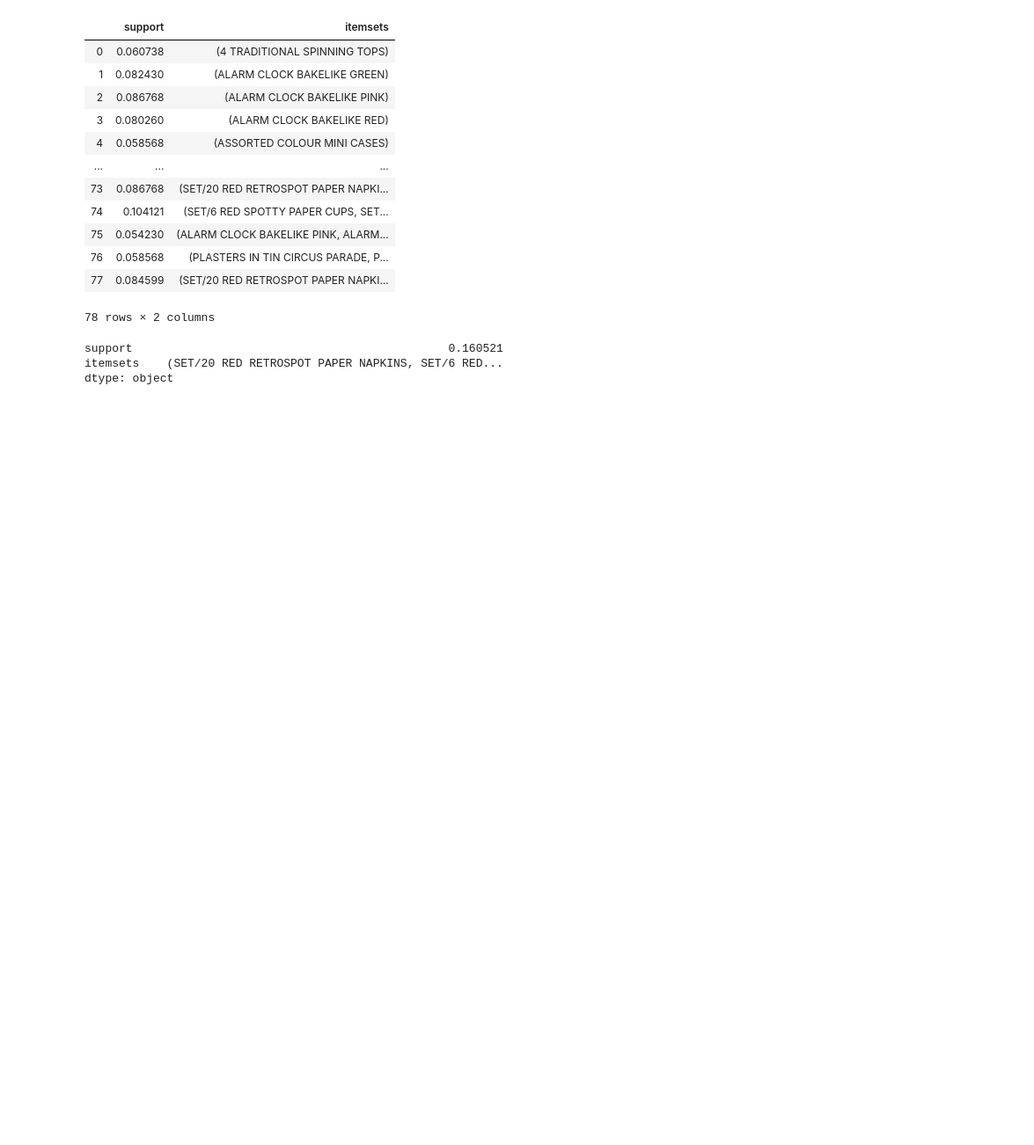
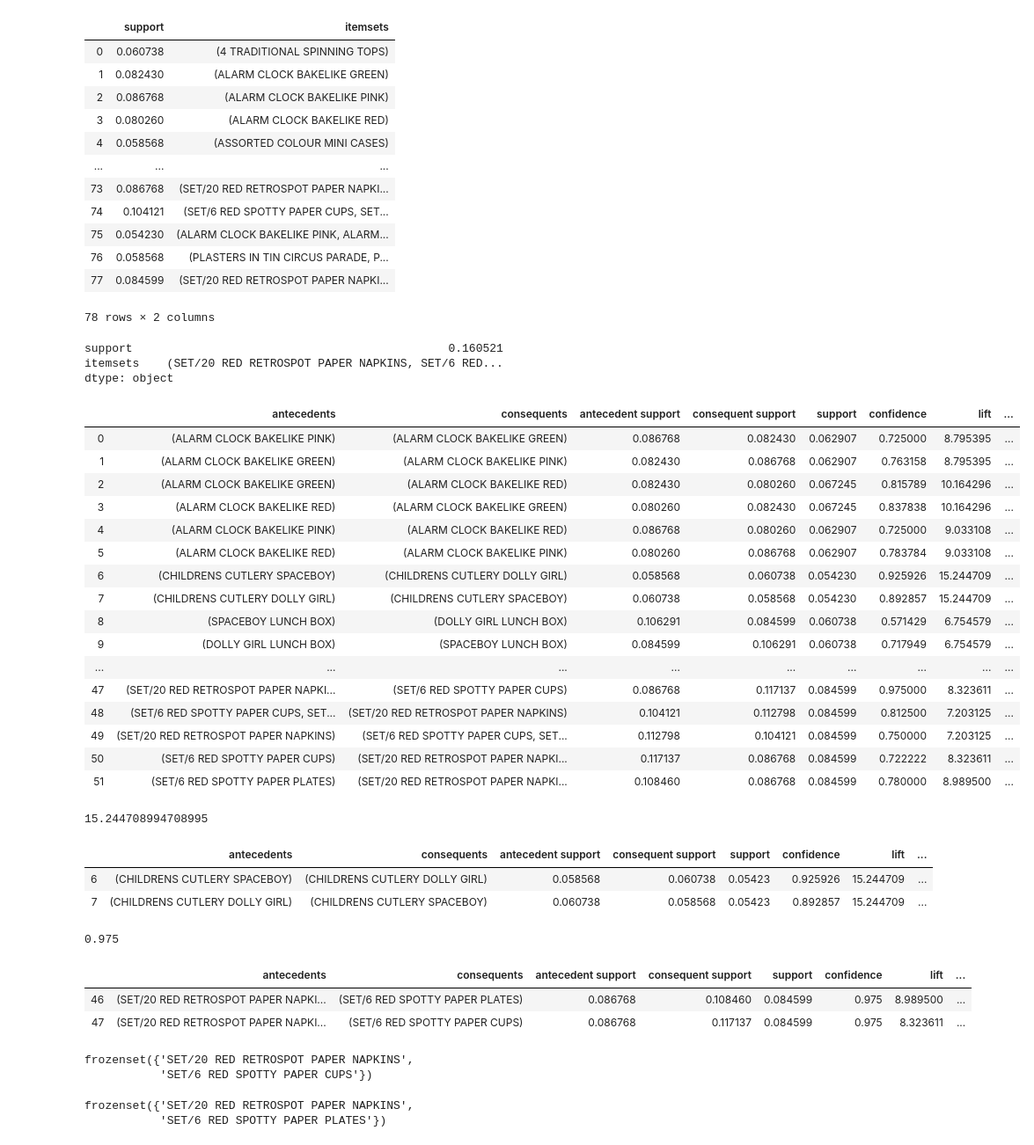
Before and after one commit to dokuritsu/CS422---Data-Mining, a Jupyter notebook: Homework/Homework 3/Homework 3.ipynb, the cells around one changed output. Shown: that part at 88% size. Saved outputs shown, nothing was run; the diff lists cells and outputs as text; code cells hidden in the pictures; blank space fills up the shorter version.

```diff
--- a/Homework/Homework 3/Homework 3.ipynb
+++ b/Homework/Homework 3/Homework 3.ipynb
@@ -288,3 +289,61 @@ frequent_itemsets.max()
 support                                              0.160521
 itemsets    (SET/20 RED RETROSPOT PAPER NAPKINS, SET/6 RED...
 dtype: object
+# %%
+#Create association rules based on the frequent_itemsets
+rules = association_rules(frequent_itemsets, metric="lift", min_threshold=1)
+rules
+# %% [output]
+|  | antecedents | consequents | antecedent support | consequent support | support | confidence | lift | ... |
+| 0 | (ALARM CLOCK BAKELIKE PINK) | (ALARM CLOCK BAKELIKE GREEN) | 0.086768 | 0.082430 | 0.062907 | 0.725000 | 8.795395 | ... |
+| 1 | (ALARM CLOCK BAKELIKE GREEN) | (ALARM CLOCK BAKELIKE PINK) | 0.082430 | 0.086768 | 0.062907 | 0.763158 | 8.795395 | ... |
+| 2 | (ALARM CLOCK BAKELIKE GREEN) | (ALARM CLOCK BAKELIKE RED) | 0.082430 | 0.080260 | 0.067245 | 0.815789 | 10.164296 | ... |
+| 3 | (ALARM CLOCK BAKELIKE RED) | (ALARM CLOCK BAKELIKE GREEN) | 0.080260 | 0.082430 | 0.067245 | 0.837838 | 10.164296 | ... |
+| 4 | (ALARM CLOCK BAKELIKE PINK) | (ALARM CLOCK BAKELIKE RED) | 0.086768 | 0.080260 | 0.062907 | 0.725000 | 9.033108 | ... |
+| 5 | (ALARM CLOCK BAKELIKE RED) | (ALARM CLOCK BAKELIKE PINK) | 0.080260 | 0.086768 | 0.062907 | 0.783784 | 9.033108 | ... |
+| 6 | (CHILDRENS CUTLERY SPACEBOY) | (CHILDRENS CUTLERY DOLLY GIRL) | 0.058568 | 0.060738 | 0.054230 | 0.925926 | 15.244709 | ... |
+| 7 | (CHILDRENS CUTLERY DOLLY GIRL) | (CHILDRENS CUTLERY SPACEBOY) | 0.060738 | 0.058568 | 0.054230 | 0.892857 | 15.244709 | ... |
+| 8 | (SPACEBOY LUNCH BOX) | (DOLLY GIRL LUNCH BOX) | 0.106291 | 0.084599 | 0.060738 | 0.571429 | 6.754579 | ... |
+| 9 | (DOLLY GIRL LUNCH BOX) | (SPACEBOY LUNCH BOX) | 0.084599 | 0.106291 | 0.060738 | 0.717949 | 6.754579 | ... |
+| ... | ... | ... | ... | ... | ... | ... | ... | ... |
+| 47 | (SET/20 RED RETROSPOT PAPER NAPKI... | (SET/6 RED SPOTTY PAPER CUPS) | 0.086768 | 0.117137 | 0.084599 | 0.975000 | 8.323611 | ... |
+| 48 | (SET/6 RED SPOTTY PAPER CUPS, SET... | (SET/20 RED RETROSPOT PAPER NAPKINS) | 0.104121 | 0.112798 | 0.084599 | 0.812500 | 7.203125 | ... |
+| 49 | (SET/20 RED RETROSPOT PAPER NAPKINS) | (SET/6 RED SPOTTY PAPER CUPS, SET... | 0.112798 | 0.104121 | 0.084599 | 0.750000 | 7.203125 | ... |
+| 50 | (SET/6 RED SPOTTY PAPER CUPS) | (SET/20 RED RETROSPOT PAPER NAPKI... | 0.117137 | 0.086768 | 0.084599 | 0.722222 | 8.323611 | ... |
+| 51 | (SET/6 RED SPOTTY PAPER PLATES) | (SET/20 RED RETROSPOT PAPER NAPKI... | 0.108460 | 0.086768 | 0.084599 | 0.780000 | 8.989500 | ... |
+# %%
+#let's narrow down the rules using the max lift
+#The max lift here is:
+rules['lift'].max()
+# %% [output]
+15.244708994708995
+# %%
+#Let's see the information regarding the lift equal to the max
+rules[(rules['lift'] == rules['lift'].max())]
+# %% [output]
+|  | antecedents | consequents | antecedent support | consequent support | support | confidence | lift | ... |
+| 6 | (CHILDRENS CUTLERY SPACEBOY) | (CHILDRENS CUTLERY DOLLY GIRL) | 0.058568 | 0.060738 | 0.05423 | 0.925926 | 15.244709 | ... |
+| 7 | (CHILDRENS CUTLERY DOLLY GIRL) | (CHILDRENS CUTLERY SPACEBOY) | 0.060738 | 0.058568 | 0.05423 | 0.892857 | 15.244709 | ... |
+# %%
+#Let's narrow down the rules using the max confidence
+rules['confidence'].max()
+# %% [output]
+0.975
+# %%
+#Let's see the information regarding the lift equal to the max
+rules[(rules['confidence'] == rules['confidence'].max())]
+# %% [output]
+|  | antecedents | consequents | antecedent support | consequent support | support | confidence | lift | ... |
+| 46 | (SET/20 RED RETROSPOT PAPER NAPKI... | (SET/6 RED SPOTTY PAPER PLATES) | 0.086768 | 0.108460 | 0.084599 | 0.975 | 8.989500 | ... |
+| 47 | (SET/20 RED RETROSPOT PAPER NAPKI... | (SET/6 RED SPOTTY PAPER CUPS) | 0.086768 | 0.117137 | 0.084599 | 0.975 | 8.323611 | ... |
+# %%
+#Since the Antecedent isn't clearly displayed, I had to specifically call it
+rules[(rules['confidence'] == rules['confidence'].max())].iloc[0, 0]
+# %% [output]
+frozenset({'SET/20 RED RETROSPOT PAPER NAPKINS',
+           'SET/6 RED SPOTTY PAPER CUPS'})
+# %%
+rules[(rules['confidence'] == rules['confidence'].max())].iloc[1, 0]
+# %% [output]
+frozenset({'SET/20 RED RETROSPOT PAPER NAPKINS',
+           'SET/6 RED SPOTTY PAPER PLATES'})
```
Also changed, not shown: parts of 2 cells of this notebook.
